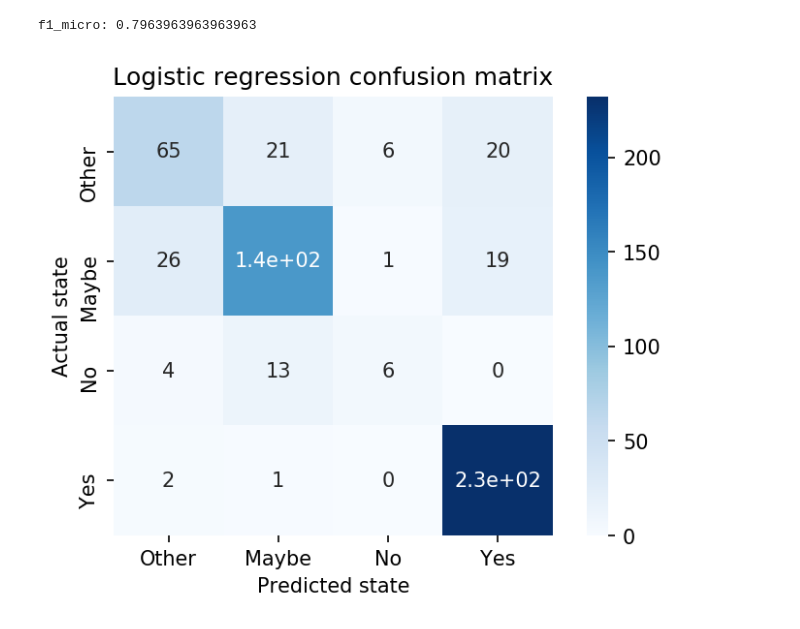
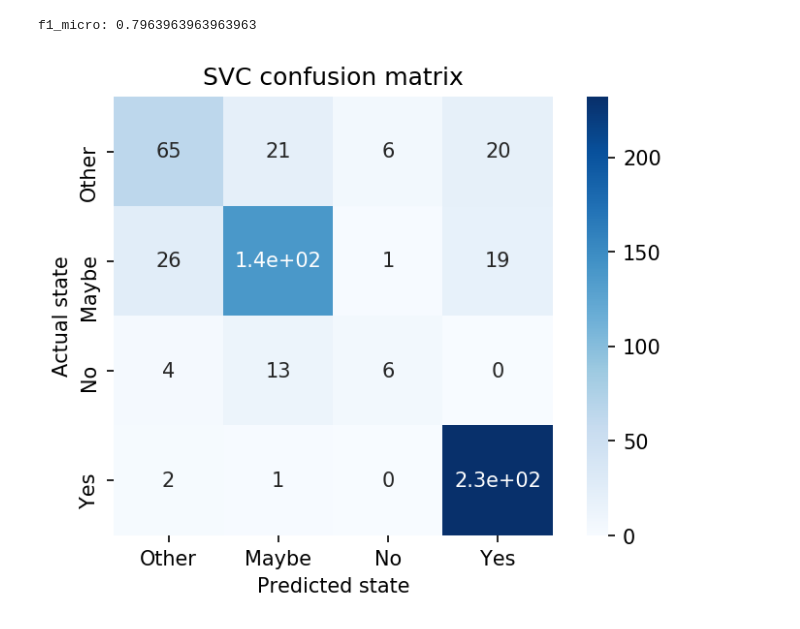
Before and after one commit to anshieh12/Mental_illness_workplace_prediction, a Jupyter notebook: notebook/03_Other_models.ipynb, the cells around one changed output. Cells and saved outputs as stored; diff of their text form; code cells hidden in the pictures.

```diff
--- a/notebook/03_Other_models.ipynb
+++ b/notebook/03_Other_models.ipynb
@@ -121,18 +126,18 @@ f1_micro: 0.7963963963963963
 # %%
 # print confusion matrix for SVC
 logit_confusion = confusion_matrix(y_test, svm_model.predict(xtest_scaled))
 plt.figure(dpi=150)
 sns.heatmap(logit_confusion, cmap=plt.cm.Blues, annot=True, square=True,
            xticklabels=data['Q6'].unique(),
            yticklabels=data['Q6'].unique())
 
 plt.xlabel('Predicted state')
 plt.ylabel('Actual state')
-plt.title('Logistic regression confusion matrix');
+plt.title('SVC confusion matrix');
 
 #plt.savefig("confusion_matrix_logit_data_IV")
 # %% [output]
-[figure, old version]
+[figure, new version]
 # %%
 # XGBClassifier param tuning!
 def XGB_param_selection(X, y, nfolds):
```
Also changed, not shown: parts of 13 cells of this notebook, 1 other file.
